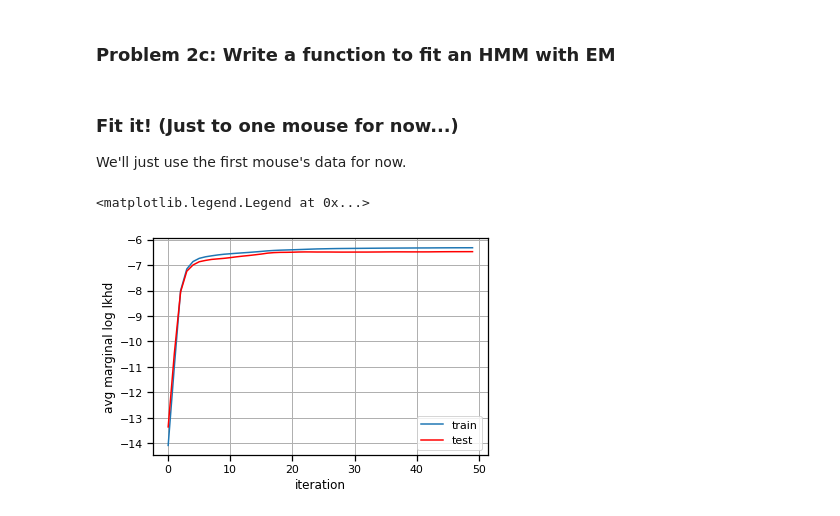
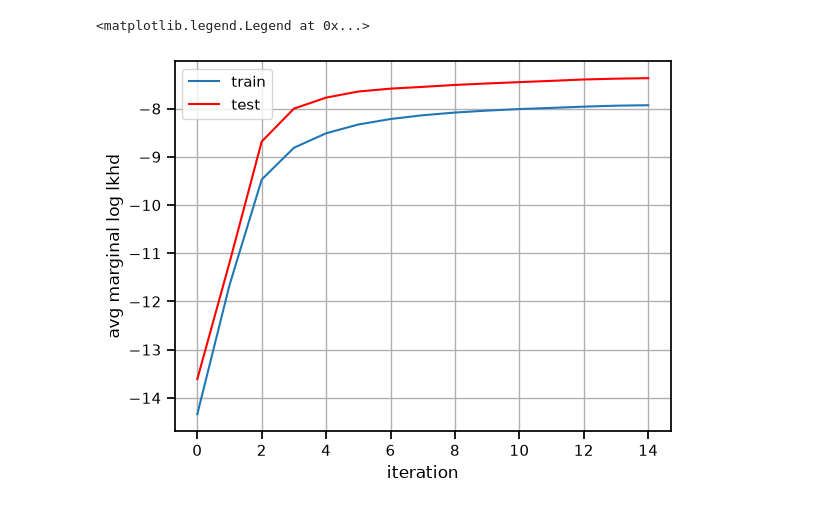
Before and after one commit to msenselab/Variational-Neural-Inference, a Jupyter notebook: VAE-Tutorial/Part2_Dynamics/03_hmm_lds.ipynb, the cells around one changed output. Saved outputs shown, nothing was run; the diff lists cells and outputs as text; code cells hidden in the pictures.

```diff
--- a/VAE-Tutorial/Part2_Dynamics/03_hmm_lds.ipynb
+++ b/VAE-Tutorial/Part2_Dynamics/03_hmm_lds.ipynb
@@ -1415,0 +359,9 @@ Most important, `M_step` solves for the optimal parameters given the expected su
+# %%
+def initialize_posteriors(dataset: List[Dict[str, Any]], num_states: int, seed: int=0) -> List[Dict[str, Union[Float[torch.Tensor, 'num_timesteps num_states'], float]]]:
+    torch.manual_seed(seed)
+    posteriors = []
+    for data in dataset:
+        expected_states = torch.rand(len(data['data']), num_states)
+        expected_states /= expected_states.sum(axis=1, keepdims=True)
+        posteriors.append(dict(expected_states=expected_states, marginal_ll=-torch.inf))
+    return posteriors
@@ -1644,3 +452 @@ def compute_expected_suff_stats(
     return combined_stats
-# %% [markdown]
-### Problem 2c: Write a function to fit an HMM with EM
@@ -1756,28 +453,56 @@ def fit_hmm(
-# %% [markdown]
-### Fit it! (Just to one mouse for now...)
-
-We'll just use the first mouse's data for now.
+# %%
+def fit_hmm(train_dataset: List[Dict[str, Any]], test_dataset: List[Dict[str, Any]], initial_dist: Float[torch.Tensor, 'num_states'], transition_matrix: Float[torch.Tensor, 'num_states num_states'], observations: Any, seed: int=0, num_iters: int=50) -> Tuple[Float[torch.Tensor, 'num_iters'], Float[torch.Tensor, 'num_iters'], List[Dict[str, Union[Float[torch.Tensor, 'num_timesteps num_states'], Float[torch.Tensor, '']]]], List[Dict[str, Union[Float[torch.Tensor, 'num_timesteps num_states'], Float[torch.Tensor, '']]]]]:
+    num_states = observations.num_states
+    num_train = sum([len(data['data']) for data in train_dataset])
+    num_test = sum([len(data['data']) for data in test_dataset])
+    assert initial_dist.shape == (num_states,) and torch.all(initial_dist >= 0) and torch.isclose(initial_dist.sum(), torch.tensor(1.0))
+    assert transition_matrix.shape == (num_states, num_states) and torch.all(transition_matrix >= 0) and torch.allclose(transition_matrix.sum(axis=1), torch.tensor(1.0))
+    posteriors = initialize_posteriors(train_dataset, num_states, seed=seed)
+    stats = compute_expected_suff_stats(train_dataset, posteriors)
+    train_lls = []
+    test_lls = []
+    for itr in trange(num_iters):
+        observations.M_step(stats)
+        posteriors = []
+        for data in train_dataset:
+            log_likes = observations.log_likelihoods(data)
+            posterior = E_step(initial_dist, transition_matrix, log_likes)
+            posteriors.append(posterior)
+        stats = compute_expected_suff_stats(train_dataset, posteriors)
+        avg_train_ll = sum([p['marginal_ll'] for p in posteriors]) / num_train
+        train_lls.append(torch.tensor(avg_train_ll) if not isinstance(avg_train_ll, torch.Tensor) else avg_train_ll)
+        test_posteriors = []
+        for data in test_dataset:
+            log_likes = observations.log_likelihoods(data)
+            posterior = E_step(initial_dist, transition_matrix, log_likes)
+            test_posteriors.append(posterior)
+        avg_test_ll = sum([p['marginal_ll'] for p in test_posteriors]) / num_test
+        test_lls.append(torch.tensor(avg_test_ll) if not isinstance(avg_test_ll, torch.Tensor) else avg_test_ll)
+    train_lls = torch.stack(train_lls)
+    test_lls = torch.stack(test_lls)
+    return (train_lls, test_lls, posteriors, test_posteriors)
 # %%
 # Build the HMM
-num_states = 50
+num_states = 20
 initial_dist = torch.ones(num_states) / num_states
 transition_matrix = sticky_transitions(num_states, stickiness=0.95)
 observations = GaussianObservations(num_states, data_dim)
 
 # Fit the HMM with EM
 train_lls, test_lls, train_posteriors, test_posteriors, = \
     fit_hmm(train_dataset[:1],
             test_dataset[:1],
             initial_dist,
             transition_matrix,
-            observations)
+            observations,
+            num_iters=15)
 
 plt.plot(train_lls, label="train")
 plt.plot(test_lls, '-r', label="test")
 plt.xlabel("iteration")
 plt.ylabel("avg marginal log lkhd")
 plt.grid(True)
 plt.legend()
 # %% [output]
 <matplotlib.legend.Legend at 0x...>
-[figure, old version]
+[figure, new version]
```
Also changed, not shown: parts of 107 cells of this notebook, 16 other files.
